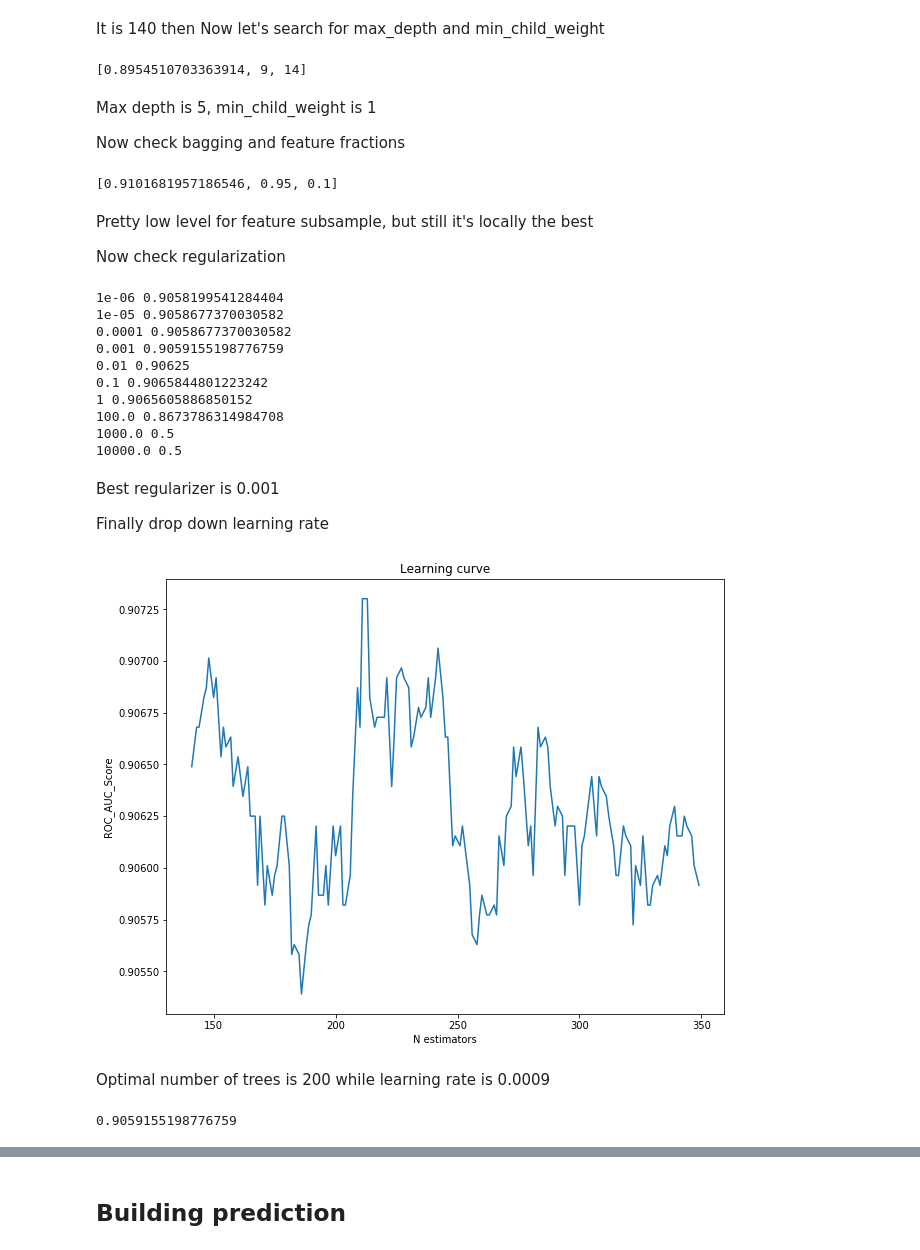
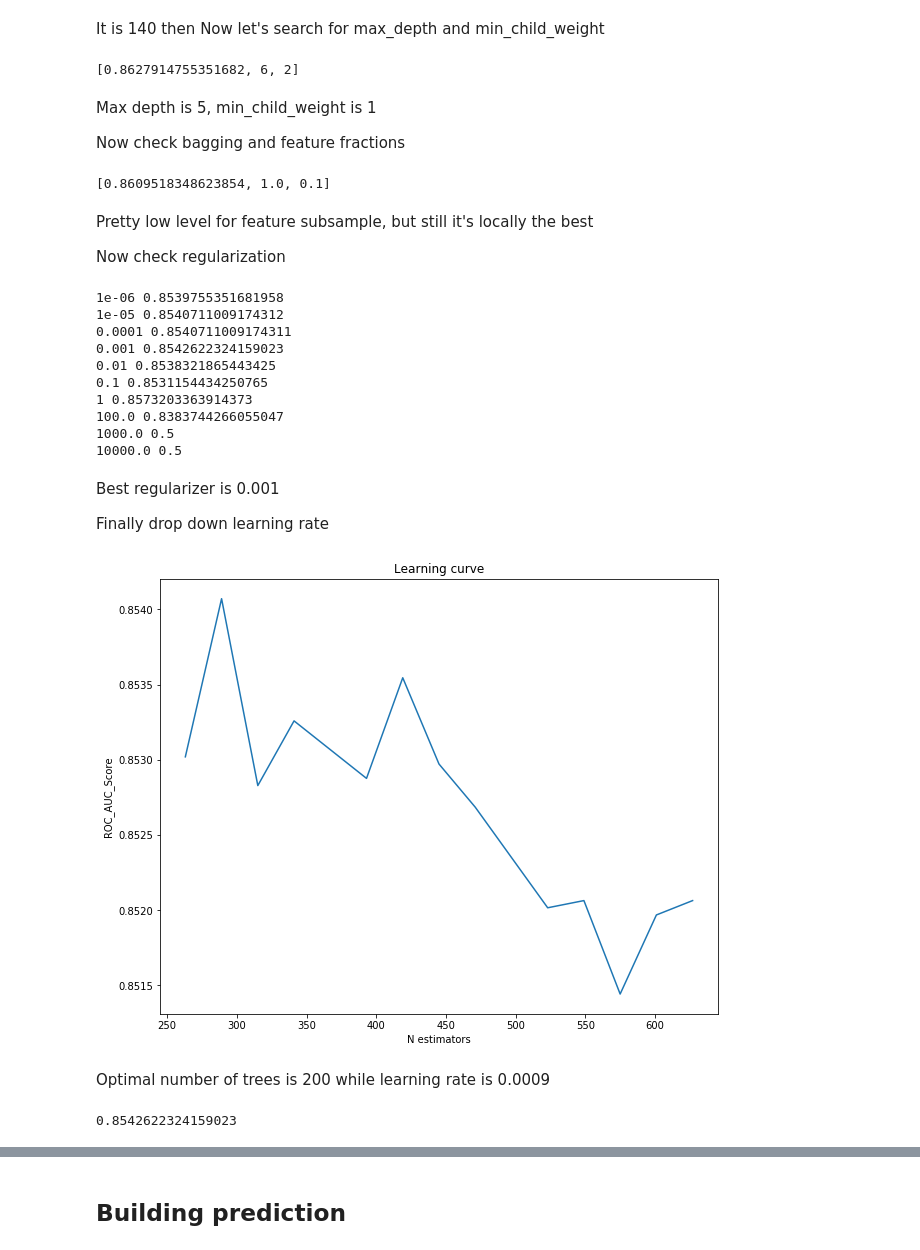
Before and after one commit to ruzarx/MLPr, a Jupyter notebook: F1/F1_basic.ipynb, the cells around one changed output, grey strips where cells are left out. Drawn from its saved outputs; the diff is of its cells as text; code cells hidden in the pictures.

```diff
--- a/F1/F1_basic.ipynb
+++ b/F1/F1_basic.ipynb
@@ -1400,8 +1400,8 @@ The results are the same. So there is not too much failure border calculation me
 # %% [markdown]
 ## Algorithm setup
 # %%
-def modeller_gbm(X_full, y_full, mode = 'regression', n = 200, depth = 5,
-                 child = 6, bag = 0.95, feature = 0.3, l1 = 0.001, l = 0.0009):
+def modeller_gbm(X_full, y_full, mode = 'regression', n = 280, depth = 6,
+                 child = 2, bag = 0.95, feature = 0.3, l1 = 0.001, l = 0.0009):
 
     scores = []
     valid_scores = []
@@ -1493,7 +1493,7 @@ scores
 # %% [markdown]
 Picking basic pair on n_estimators and learing rate. Consider learning rate = 0.001, pick the optimal n_estimators
 # %%
-ns = [x for x in range(120, 180, 1)]
+ns = [x for x in range(120, 500, 20)]
 scores = []
 for n in ns:
     clf, score = modeller_gbm(x_train.drop('driver', axis = 1), y_train, n = n)
@@ -1513,26 +1513,26 @@ child_weight = [x for x in range(1, 10)]
 scores = []
 for depth in depths:
     for child in child_weight:
-        clf, score = modeller_gbm(x_train.drop('driver', axis = 1), y_train, depth, child)
+        clf, score = modeller_gbm(x_train.drop('driver', axis = 1), y_train, depth = depth, child = child)
         scores.append([score, child, depth])
 max(scores)
 # %% [output]
-[0.8954510703363914, 9, 14]
+[0.8627914755351682, 6, 2]
 # %% [markdown]
 Max depth is 5, min_child_weight is 1
 
 Now check bagging and feature fractions
 # %%
-bags = [x / 100 for x in range(10, 100, 5)]
-feats = [x / 100 for x in range(10, 100, 5)]
-score = []
+bags = [x / 100 for x in range(10, 101, 5)]
+feats = [x / 100 for x in range(10, 101, 5)]
+scores = []
 for bag in bags:
     for feature in feats:
         clf, score = modeller_gbm(x_train.drop('driver', axis = 1), y_train, bag = bag, feature = feature)
         scores.append([score, bag, feature])
 max(scores)
 # %% [output]
-[0.9101681957186546, 0.95, 0.1]
+[0.8609518348623854, 1.0, 0.1]
 # %% [markdown]
 Pretty low level for feature subsample, but still it's locally the best
 
@@ -1543,14 +1543,14 @@ for l1 in lambda_l1:
     clf, score = modeller_gbm(x_train.drop('driver', axis = 1), y_train, l1 = l1)
     print(l1, score)
 # %% [output]
-1e-06 0.9058199541284404
-1e-05 0.9058677370030582
-0.0001 0.9058677370030582
-0.001 0.9059155198776759
-0.01 0.90625
-0.1 0.9065844801223242
-1 0.9065605886850152
-100.0 0.8673786314984708
+1e-06 0.8539755351681958
+1e-05 0.8540711009174312
+0.0001 0.8540711009174311
+0.001 0.8542622324159023
+0.01 0.8538321865443425
+0.1 0.8531154434250765
+1 0.8573203363914373
+100.0 0.8383744266055047
 1000.0 0.5
 10000.0 0.5
 # %% [markdown]
@@ -1558,20 +1558,20 @@ Best regularizer is 0.001
 
 Finally drop down learning rate
 # %%
-learnings = [0.001 / (1 + x / 100) for x in range(1, 150, 1)]
-ns = list(map(round, [140 * (1 + x / 100) for x in range(1, 150, 1)]))
+learnings = [0.001 / (1 + x / 100) for x in range(1, 150, 10)]
+ns = list(map(round, [260 * (1 + x / 100) for x in range(1, 150, 10)]))
 scores = []
 for n, l in zip(ns, learnings):
     clf, score = modeller_gbm(x_train.drop('driver', axis = 1), y_train, l = l, n = n)
     scores.append(score)
 fig = plt.figure(figsize = (10, 8))
 plt.plot(ns, scores, antialiased = True)
 plt.title("Learning curve")
 plt.xlabel("N estimators")
 plt.ylabel("ROC_AUC_Score")
 plt.show()
 # %% [output]
-[figure, old version]
+[figure, new version]
 # %% [markdown]
 Optimal number of trees is 200 while learning rate is 0.0009
 # %%
@@ -1580,4 +1580,4 @@ Optimal number of trees is 200 while learning rate is 0.0009
 clf, score = modeller_gbm(x_train.drop('driver', axis = 1), y_train)
 score
 # %% [output]
-0.9059155198776759
+0.8542622324159023
```
Also changed, not shown: parts of 17 cells of this notebook, 19 other files.
